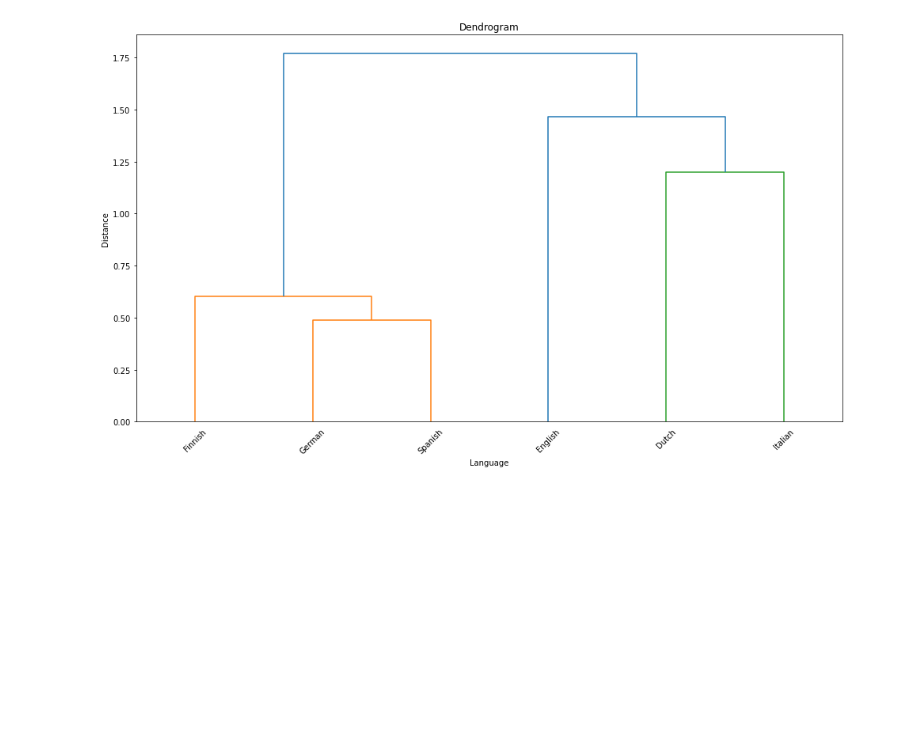
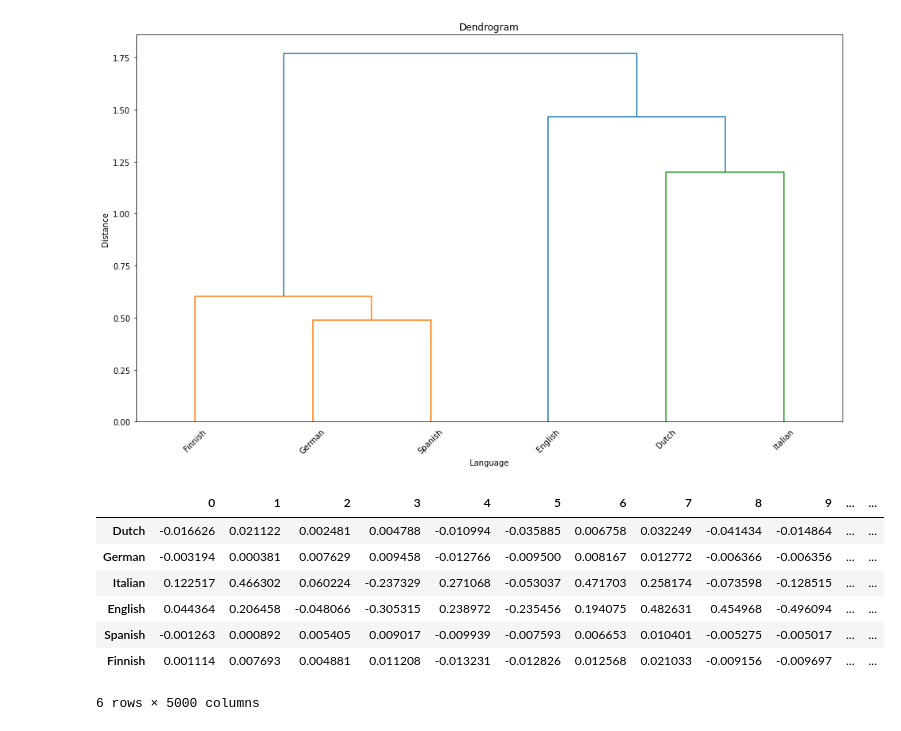
Before and after one commit to arif-cakir/GraduationProject, a Jupyter notebook: GradProject.ipynb, the cells around one changed output. Cells and saved outputs as stored; diff of their text form; code cells hidden in the pictures; blank space fills up the shorter version.

```diff
--- a/GradProject.ipynb
+++ b/GradProject.ipynb
@@ -225,3 +202,17 @@ plt.xticks(rotation = 45, fontsize = 10)
 plt.show()
 # %% [output]
 [figure]
+# %%
+for_sim_cbow = pd.DataFrame([flat_cbow_Dutch, flat_cbow_German, flat_cbow_Italian, flat_cbow_English, flat_cbow_Spanish, flat_cbow_Finnish][:100])
+for_sim_cbow = for_sim_cbow
+for_sim_cbow.index = names
+for_sim_cbow
+# %% [output]
+|  | 0 | 1 | 2 | 3 | 4 | 5 | 6 | 7 | 8 | 9 | ... | ... |
+| Dutch | -0.016626 | 0.021122 | 0.002481 | 0.004788 | -0.010994 | -0.035885 | 0.006758 | 0.032249 | -0.041434 | -0.014864 | ... | ... |
+| German | -0.003194 | 0.000381 | 0.007629 | 0.009458 | -0.012766 | -0.009500 | 0.008167 | 0.012772 | -0.006366 | -0.006356 | ... | ... |
+| Italian | 0.122517 | 0.466302 | 0.060224 | -0.237329 | 0.271068 | -0.053037 | 0.471703 | 0.258174 | -0.073598 | -0.128515 | ... | ... |
+| English | 0.044364 | 0.206458 | -0.048066 | -0.305315 | 0.238972 | -0.235456 | 0.194075 | 0.482631 | 0.454968 | -0.496094 | ... | ... |
+| Spanish | -0.001263 | 0.000892 | 0.005405 | 0.009017 | -0.009939 | -0.007593 | 0.006653 | 0.010401 | -0.005275 | -0.005017 | ... | ... |
+| Finnish | 0.001114 | 0.007693 | 0.004881 | 0.011208 | -0.013231 | -0.012826 | 0.012568 | 0.021033 | -0.009156 | -0.009697 | ... | ... |
+6 rows × 5000 columns
```
Also changed, not shown: parts of 8 cells of this notebook.
